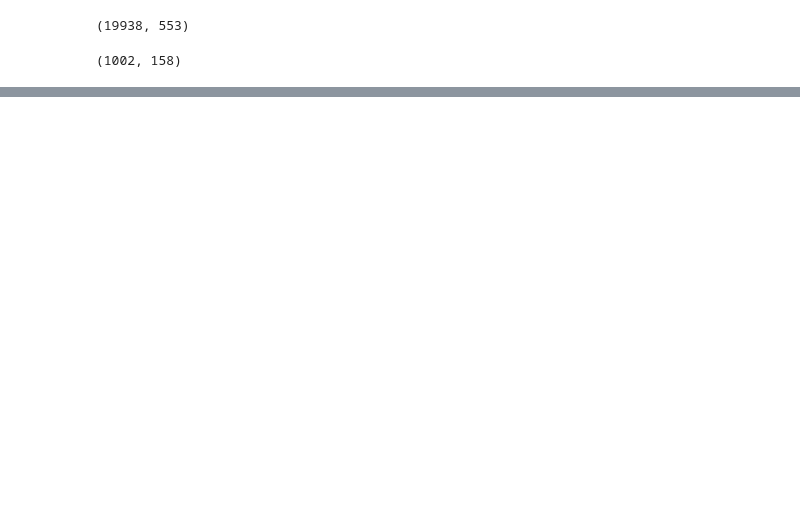
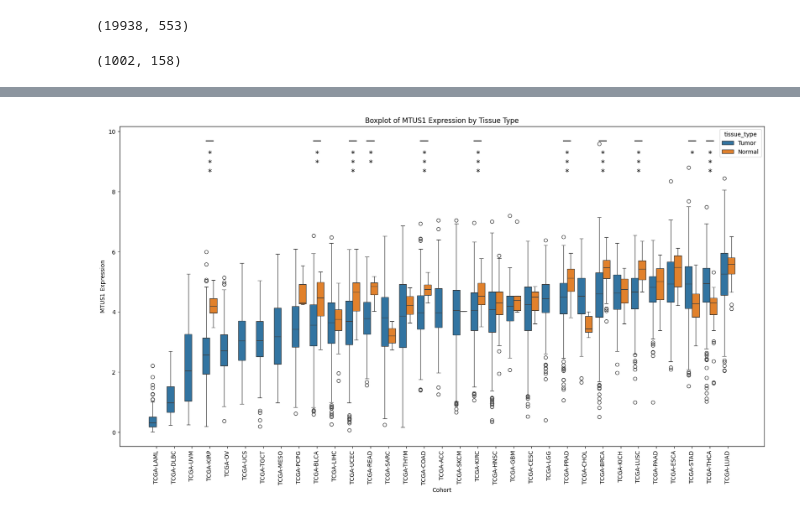
Before and after one commit to fedor-grigoryev/tcga, a Jupyter notebook: tcga_analysis.ipynb, the cells around one changed output, grey strips where cells are left out. Cells and saved outputs as stored; diff of their text form; code cells hidden in the pictures; blank space fills up the shorter version.

```diff
--- a/tcga_analysis.ipynb
+++ b/tcga_analysis.ipynb
@@ -174,0 +240,46 @@ STAR - Counts   5d73b382-3da3-4220-890e-2095228bbe6c    TCGA-COAD       997e6b10
+# %%
+tcga_cohorts = aggs_df['cohort'].apply(lambda x: 'TCGA' in x)
+# %%
+diagnosis_significance = {}
+
+aggs_tcga = aggs_df[tcga_cohorts].copy()
+tumor_df = aggs_tcga[aggs_tcga['tissue_type'] == 'Tumor']
+
+cohort_order = tumor_df.groupby('cohort')['log_MTUS1'].median().sort_values().index
+
+plt.figure(figsize=(20, 10))
+
+sns.boxplot(x='cohort', y='log_MTUS1', hue='tissue_type', data=aggs_tcga, order=cohort_order)
+
+for cohort in cohort_order:
+    tumor_values = aggs_tcga[(aggs_tcga['cohort'] == cohort) & (aggs_tcga['tissue_type'] == 'Tumor')]['log_MTUS1']
+    normal_values = aggs_tcga[(aggs_tcga['cohort'] == cohort) & (aggs_tcga['tissue_type'] == 'Normal')]['log_MTUS1']
+    p_value = ttest_ind(tumor_values, normal_values)[1]
+    diagnosis_significance[cohort] = p_value
+
+    if p_value < 0.0001:
+        significance = '*\n*\n*'
+    elif p_value < 0.001:
+        significance = '*\n*'
+    elif p_value < 0.01:
+        significance = '*'
+    else:
+        significance = ''  # No significance
+
+    if significance:
+        plt.plot([cohort_order.tolist().index(cohort) - 0.2, cohort_order.tolist().index(cohort) + 0.2],
+                 [aggs_tcga['log_MTUS1'].max() + 0.1, aggs_tcga['log_MTUS1'].max() + 0.1],
+                 lw=1.5, color='black')
+        plt.text(cohort_order.tolist().index(cohort), aggs_tcga['log_MTUS1'].max() - 0.2, significance, ha='center',
+                 va='top', fontsize=14)
+
+
+plt.xticks(rotation=90)
+plt.xlabel('Cohort')
+plt.ylabel('MTUS1 Expression')
+plt.title('Boxplot of MTUS1 Expression by Tissue Type')
+
+# Show plot
+plt.show()
+# %% [output]
+[figure, added]
```
Also changed, not shown: parts of 93 cells of this notebook, 1 other file.
